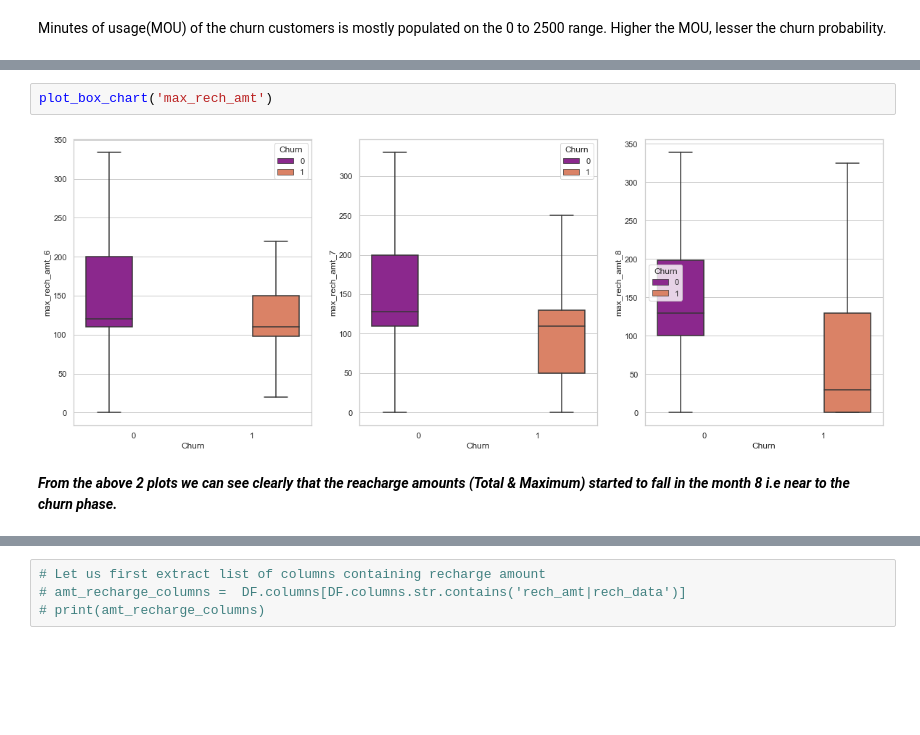
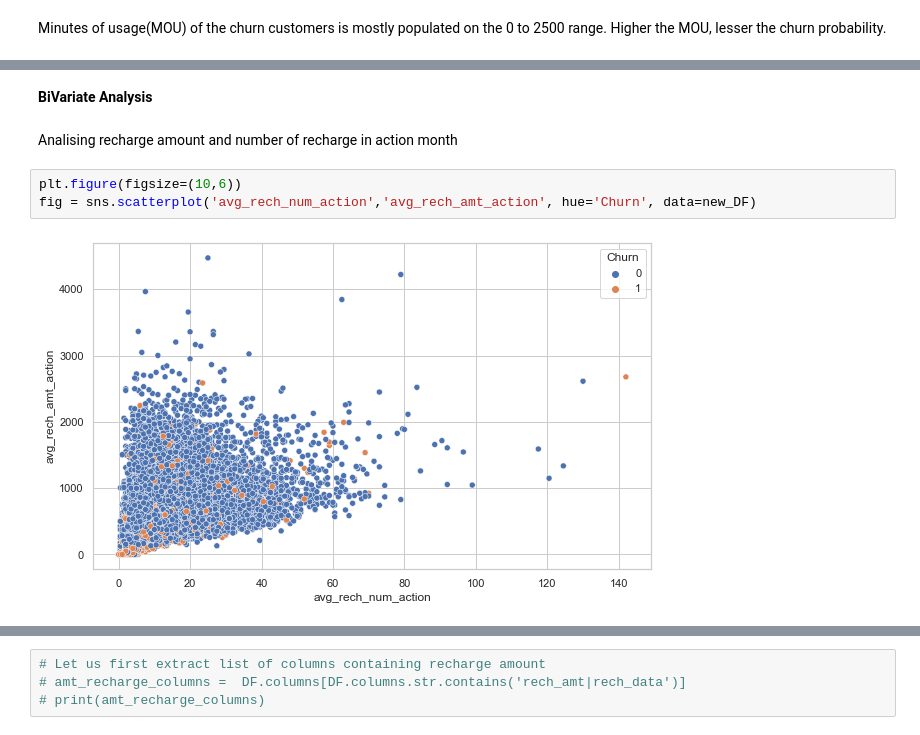
Before and after one commit to SatyugRaj/Telecom_Churn_Case_Study, a Jupyter notebook: Telecom_Churn_Case_Study.ipynb, the cells around one changed output, grey strips where cells are left out. Saved outputs shown, nothing was run; the diff lists cells and outputs as text; blank space fills up the shorter version.

```diff
--- a/Telecom_Churn_Case_Study.ipynb
+++ b/Telecom_Churn_Case_Study.ipynb
@@ -511,6 +501,9 @@ plot_box_chart('total_rech_amt')
-# %%
-plot_box_chart('max_rech_amt')
-# %% [output]
-[figure, removed]
-# %% [markdown]
-***From the above 2 plots we can see clearly that the reacharge amounts (Total & Maximum) started to fall in the month 8 i.e near to the churn phase.***
+# %% [markdown]
+**BiVariate Analysis**
+# %% [markdown]
+Analising recharge amount and number of recharge in action month
+# %%
+plt.figure(figsize=(10,6))
+fig = sns.scatterplot('avg_rech_num_action','avg_rech_amt_action', hue='Churn', data=new_DF)
+# %% [output]
+[figure, added]
```
Also changed, not shown: parts of 130 cells of this notebook.
